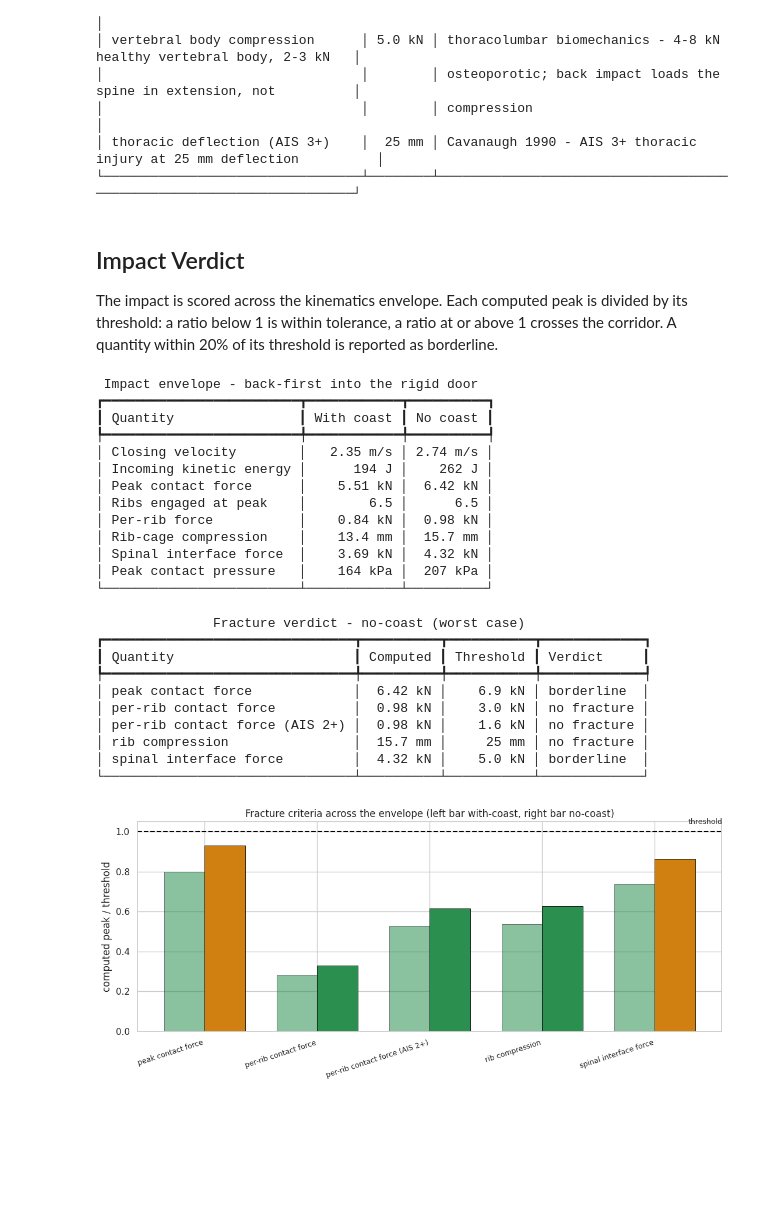
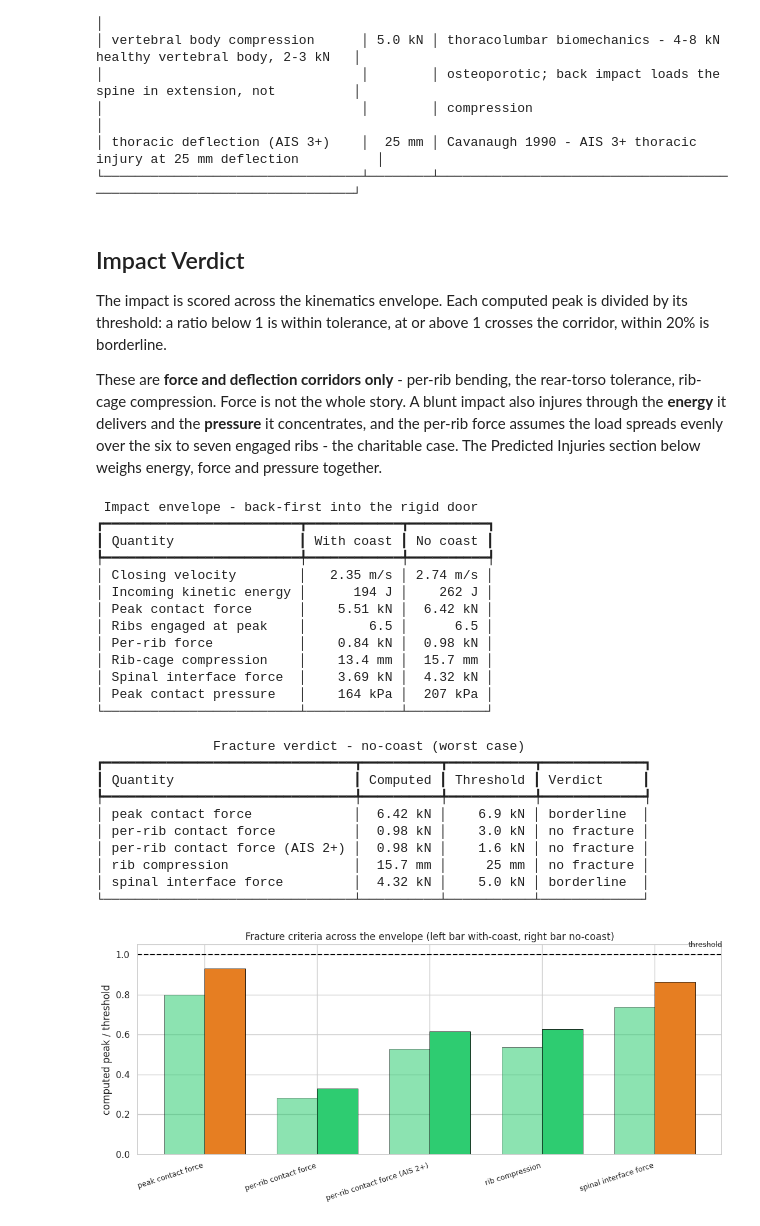
Before and after one commit to stellarshenson/henryk-simulations, a Jupyter notebook: notebooks/02-kj-corridor-impact-dynamics.ipynb, the cells around one changed output. Drawn from its saved outputs; the diff is of its cells as text; code cells hidden in the pictures; blank space fills up the shorter version.

```diff
--- a/notebooks/02-kj-corridor-impact-dynamics.ipynb
+++ b/notebooks/02-kj-corridor-impact-dynamics.ipynb
@@ -79,12 +80,12 @@ FIG_DIR = Path("..") / "reports" / "figures"
 FIG_DIR.mkdir(parents=True, exist_ok=True)
 
 cfg_tbl = Table(show_header=False, box=None, padding=(0, 2))
-cfg_tbl.add_column("field", style="bold cyan")
+cfg_tbl.add_column("field", style="grey70")
 cfg_tbl.add_column("value")
 for f in dataclasses.fields(IMPACT):
     cfg_tbl.add_row(f.name, f"[white]{getattr(IMPACT, f.name)}[/white]")
-console.print(Panel(cfg_tbl, title="[bold green]ImpactConfig[/bold green]",
-                    border_style="green"))
+console.print(Panel(cfg_tbl, title="[bold medium_purple]ImpactConfig[/bold medium_purple]",
+                    border_style="medium_purple"))
 # %% [output]
 ╭───────────────────────────────────────────────── ImpactConfig ──────────────────────────────────────────────────╮
 │   body_mass       70.0                                                                                          │
@@ -318,8 +319,8 @@ so there is no plastic body deformation.
 
 The computed peaks mean nothing without the corridors to score them against.  These are the published force and deflection thresholds for posterior-thorax blunt impact - rib bending, the rear-torso tolerance, vertebral compression, and the AIS 3+ thoracic deflection.
 # %%
-thr_tbl = Table(title="[bold]Fracture and injury thresholds[/bold]",
-                show_header=True, header_style="bold cyan")
+thr_tbl = Table(title="[bold medium_purple]Fracture and injury thresholds[/bold medium_purple]",
+                show_header=True, header_style="bold slate_blue1")
 thr_tbl.add_column("Threshold")
 thr_tbl.add_column("Value", justify="right")
 thr_tbl.add_column("Source")
@@ -344,10 +345,12 @@ console.print(thr_tbl)
 # %% [markdown]
 ## Impact Verdict
 
-The impact is scored across the kinematics envelope.  Each computed peak is divided by its threshold: a ratio below 1 is within tolerance, a ratio at or above 1 crosses the corridor.  A quantity within 20% of its threshold is reported as borderline.
+The impact is scored across the kinematics envelope.  Each computed peak is divided by its threshold: a ratio below 1 is within tolerance, at or above 1 crosses the corridor, within 20% is borderline.
+
+These are **force and deflection corridors only** - per-rib bending, the rear-torso tolerance, rib-cage compression.  Force is not the whole story.  A blunt impact also injures through the **energy** it delivers and the **pressure** it concentrates, and the per-rib force assumes the load spreads evenly over the six to seven engaged ribs - the charitable case.  The Predicted Injuries section below weighs energy, force and pressure together.
 # %%
-cmp_tbl = Table(title="[bold]Impact envelope - back-first into the rigid door[/bold]",
-                show_header=True, header_style="bold cyan")
+cmp_tbl = Table(title="[bold medium_purple]Impact envelope - back-first into the rigid door[/bold medium_purple]",
+                show_header=True, header_style="bold slate_blue1")
 cmp_tbl.add_column("Quantity")
 cmp_tbl.add_column("With coast", justify="right")
 cmp_tbl.add_column("No coast", justify="right")
@@ -368,9 +371,10 @@ for row in cmp_rows:
     cmp_tbl.add_row(*row)
 console.print(cmp_tbl)
 
-colour = {"fracture": "red", "borderline": "yellow", "no fracture": "green"}
-v_tbl = Table(title="[bold]Fracture verdict - no-coast (worst case)[/bold]",
-              show_header=True, header_style="bold cyan")
+colour = {"fracture": "indian_red", "borderline": "dark_goldenrod",
+          "no fracture": "dark_sea_green"}
+v_tbl = Table(title="[bold medium_purple]Fracture verdict - no-coast (worst case)[/bold medium_purple]",
+              show_header=True, header_style="bold slate_blue1")
 v_tbl.add_column("Quantity")
 v_tbl.add_column("Computed", justify="right")
 v_tbl.add_column("Threshold", justify="right")
@@ -383,7 +387,8 @@ for vd in assess_fracture(fast):
     v_tbl.add_row(vd.quantity, comp, thr, f"[{colour[vd.verdict]}]{vd.verdict}[/]")
 console.print(v_tbl)
 
-colour_hex = {"fracture": "#a01010", "borderline": "#d08010", "no fracture": "#2a8f4f"}
+colour_hex = {"fracture": "#E74C3C", "borderline": "#E67E22",
+              "no fracture": "#2ECC71"}
 checks_fast = assess_fracture(fast)
 checks_slow = assess_fracture(slow)
 labels = [c.quantity for c in checks_fast]
@@ -403,31 +408,31 @@ ax.set_xticks(x)
 ax.set_xticklabels(labels, rotation=18, ha="right", fontsize=9)
 ax.set_ylabel("computed peak / threshold")
 ax.set_title("Fracture criteria across the envelope (left bar with-coast, right bar no-coast)")
 fig.tight_layout()
 fig.savefig(FIG_DIR / "02-fracture-thresholds.png", dpi=140, bbox_inches="tight")
 plt.show()
 # %% [output]
  Impact envelope - back-first into the rigid door
 ┏━━━━━━━━━━━━━━━━━━━━━━━━━┳━━━━━━━━━━━━┳━━━━━━━━━━┓
 ┃ Quantity                ┃ With coast ┃ No coast ┃
 ┡━━━━━━━━━━━━━━━━━━━━━━━━━╇━━━━━━━━━━━━╇━━━━━━━━━━┩
 │ Closing velocity        │   2.35 m/s │ 2.74 m/s │
 │ Incoming kinetic energy │      194 J │    262 J │
 │ Peak contact force      │    5.51 kN │  6.42 kN │
 │ Ribs engaged at peak    │        6.5 │      6.5 │
 │ Per-rib force           │    0.84 kN │  0.98 kN │
 │ Rib-cage compression    │    13.4 mm │  15.7 mm │
 │ Spinal interface force  │    3.69 kN │  4.32 kN │
 │ Peak contact pressure   │    164 kPa │  207 kPa │
 └─────────────────────────┴────────────┴──────────┘
                Fracture verdict - no-coast (worst case)
 ┏━━━━━━━━━━━━━━━━━━━━━━━━━━━━━━━━┳━━━━━━━━━━┳━━━━━━━━━━━┳━━━━━━━━━━━━━┓
 ┃ Quantity                       ┃ Computed ┃ Threshold ┃ Verdict     ┃
 ┡━━━━━━━━━━━━━━━━━━━━━━━━━━━━━━━━╇━━━━━━━━━━╇━━━━━━━━━━━╇━━━━━━━━━━━━━┩
 │ peak contact force             │  6.42 kN │    6.9 kN │ borderline  │
 │ per-rib contact force          │  0.98 kN │    3.0 kN │ no fracture │
 │ per-rib contact force (AIS 2+) │  0.98 kN │    1.6 kN │ no fracture │
 │ rib compression                │  15.7 mm │     25 mm │ no fracture │
 │ spinal interface force         │  4.32 kN │    5.0 kN │ borderline  │
 └────────────────────────────────┴──────────┴───────────┴─────────────┘
-[figure, old version]
+[figure, new version]
```
Also changed, not shown: parts of 7 cells of this notebook, 15 other files.
